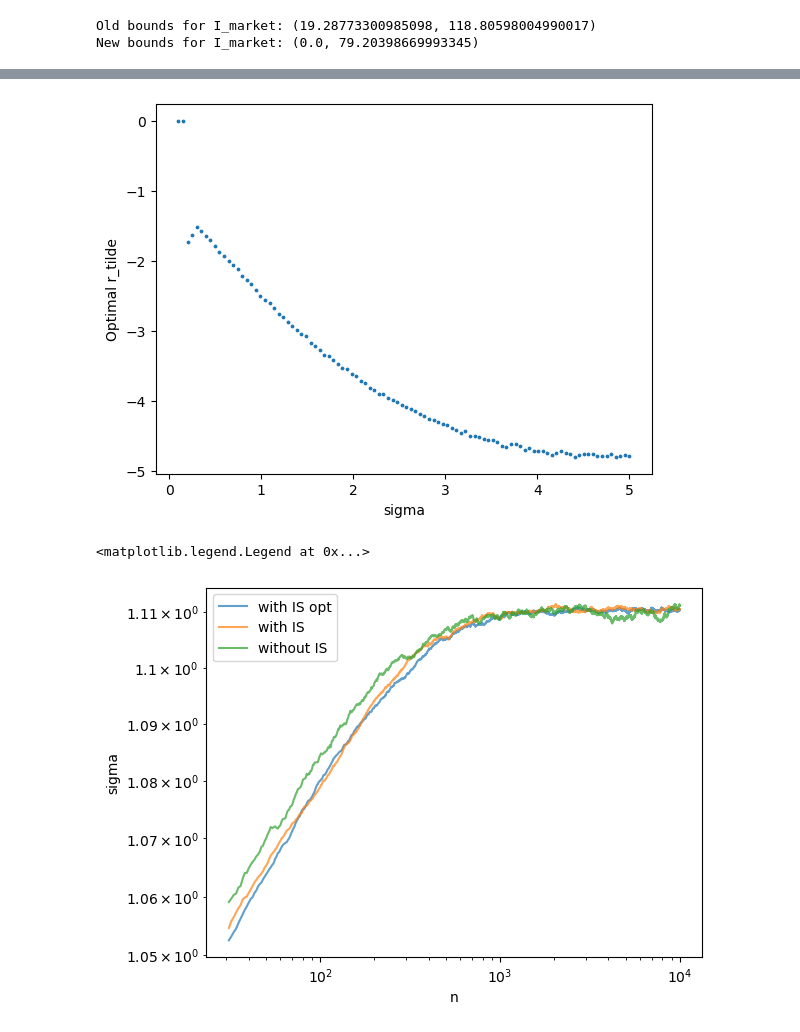
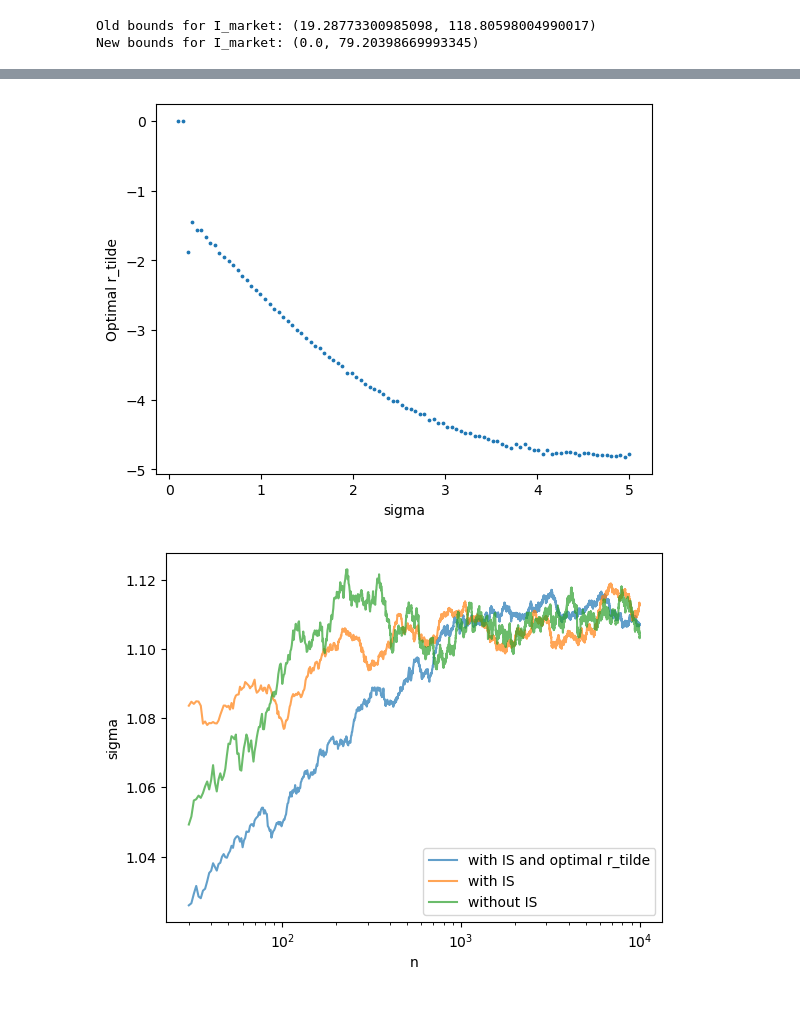
Before and after one commit to Drykx/Monte-Carlo-Project, a Jupyter notebook: EuropeanOptions.ipynb, the cells around one changed output, grey strips where cells are left out. Drawn from its saved outputs; the diff is of its cells as text; code cells hidden in the pictures.

```diff
--- a/EuropeanOptions.ipynb
+++ b/EuropeanOptions.ipynb
@@ -319,7 +389,7 @@ def find_optimal_r_tilde(sigmas, S0, K, r, T, m, N):
     def g(eta, sigma, simulations):
         likelihood_ratios = w(simulations[:, -1], S0, sigma, r, eta, T)
 
-        avg_stock_prices = np.mean(simulations[:, 1:], axis=1)
+        avg_stock_prices = np.mean(simulations, axis=1)
         payoffs_squared = (np.exp(-r*T) * np.maximum(K - avg_stock_prices, 0))**2
         variance = np.mean(np.multiply(payoffs_squared, likelihood_ratios))
         return variance
@@ -343,7 +413,7 @@ plt.ylabel('Optimal r_tilde')
 # Spline interpolation
 spline_interp = interp1d(sigmas, result, kind='cubic')
 # %% [output]
-[figure, old version]
+[figure, new version]
 # %%
 def RM_Asian_with_IS_opt(n, N, rho, K, S0, T, r, I_market, m):
     sigma_0 = 1
@@ -369,27 +469,25 @@ def RM_Asian_with_IS_opt(n, N, rho, K, S0, T, r, I_market, m):
     return sigma_estim
 # %%
-n, N, rho = 10000, 1000, 0.5
+n, N, rho = 10**4, 10, 0.55
 K, S0, T, r, I_market = 80, 100, 0.2, 0.05, 3
-r_tilde = -2
+r_tilde = -2.6
 m = 50
 
 sigmas_IS_opt = RM_Asian_with_IS_opt(n, N, rho, K, S0, T, r, I_market, m)
-plt.plot(range(31,n+1), sigmas_IS_opt[30:], label="with IS opt", alpha=0.7)
-
 sigmas_IS = RM_Asian_with_IS(n, N, rho, K, S0, T, r, r_tilde, I_market, m)
-plt.plot(range(31,n+1), sigmas_IS[30:], label="with IS", alpha=0.7)
-
 sigmas = RM_Asian(n, N, rho, K, S0, T, r, I_market, m)
-plt.plot(range(31,n+1), sigmas[30:], label="without IS", alpha=0.7)
-
-plt.xscale('log')
-plt.xlabel('n')
-plt.ylabel('sigma')
-plt.yscale('log')
-plt.legend()
-# %% [output]
-<matplotlib.legend.Legend at 0x...>
-[figure, removed]
+# %%
+plt.plot(range(30,len(sigmas_IS_opt)), sigmas_IS_opt[30:], label="with IS and optimal r_tilde", alpha=0.7)
+plt.plot(range(30,len(sigmas_IS)), sigmas_IS[30:], label="with IS", alpha=0.7)
+plt.plot(range(30,len(sigmas)), sigmas[30:], label="without IS", alpha=0.7)
+
+plt.xlabel('n')
+plt.ylabel('sigma')
+plt.legend()
+
+plt.xscale('log')
+# %% [output]
+[figure, added]
 # %%
 class VarianceAnalyzer:
     def __init__(self, window_size):
```
Also changed, not shown: parts of 8 cells of this notebook, 2 other files.
